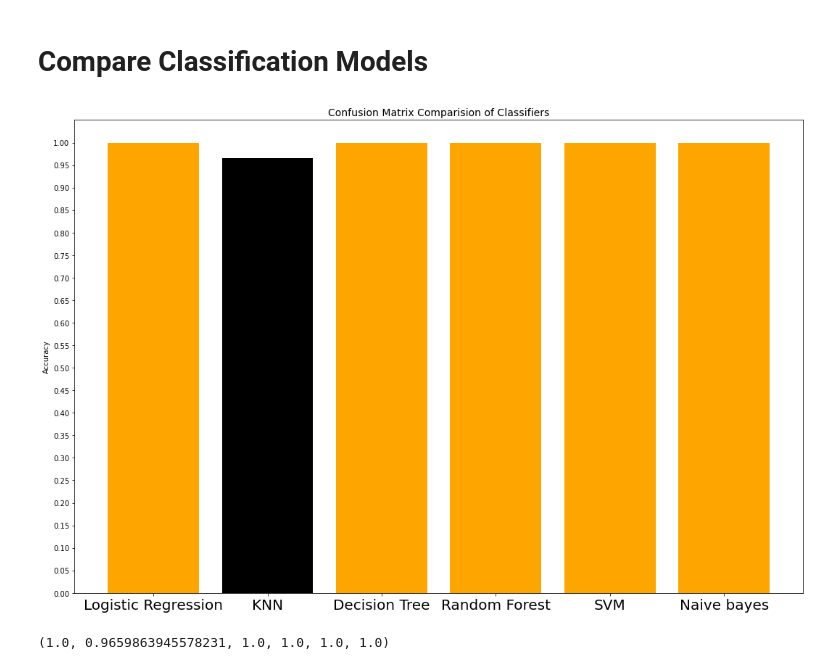
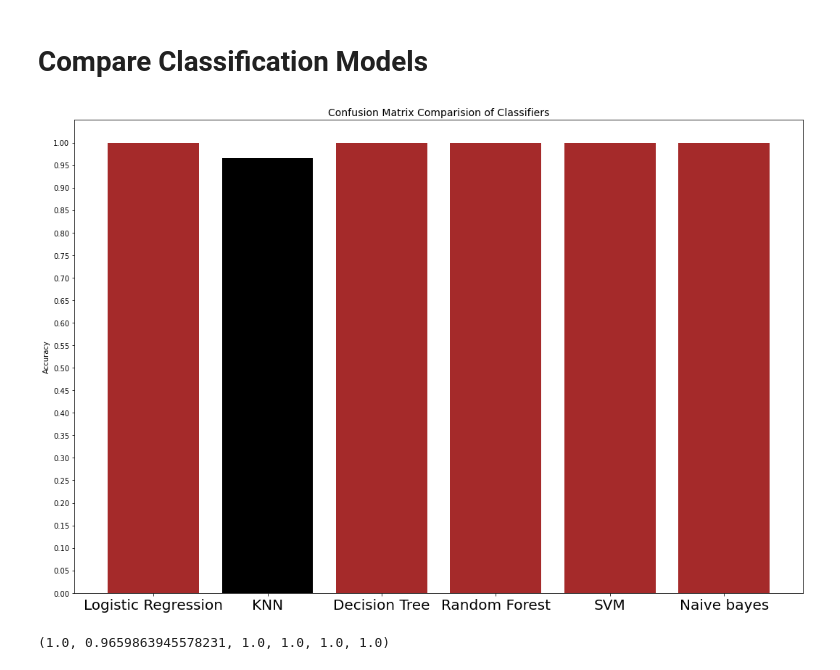
Before and after one commit to adunoluwa1/PBI-Employee-Attrition-Analysis, a Jupyter notebook: employee_attrition.ipynb, the cells around one changed output. Cells and saved outputs as stored; diff of their text form; code cells hidden in the pictures.

```diff
--- a/employee_attrition.ipynb
+++ b/employee_attrition.ipynb
@@ -697,19 +697,19 @@ plt.show()
 # %%
 class_name = ("Logistic Regression", "KNN", "Decision Tree", "Random Forest", "SVM", "Naive bayes")
 class_score = (lr_score, knn_score, dt_score, rf_score, svm_score, nb_score)
 y_pos = np.arange(len(class_score))
-colors = ("orange", "black", "orange","orange", "orange","orange")
+colors = ("brown", "black", "brown","brown", "brown","brown")
 plt.figure(figsize=(18, 12))
 plt.bar(y_pos, class_score, color=colors)
 plt.xticks(y_pos, class_name, fontsize=20)
 plt.yticks(np.arange(0.00, 1.05, step = 0.05))
 plt.ylabel("Accuracy")
 
 plt.title("Confusion Matrix Comparision of Classifiers", fontsize=14)
 # plt.savefig("graph.png")
 plt.show()
 # %% [output]
-[figure, old version]
+[figure, new version]
 # %%
 print(class_score)
 # %% [output]
```
Also changed, not shown: 4 other files.
